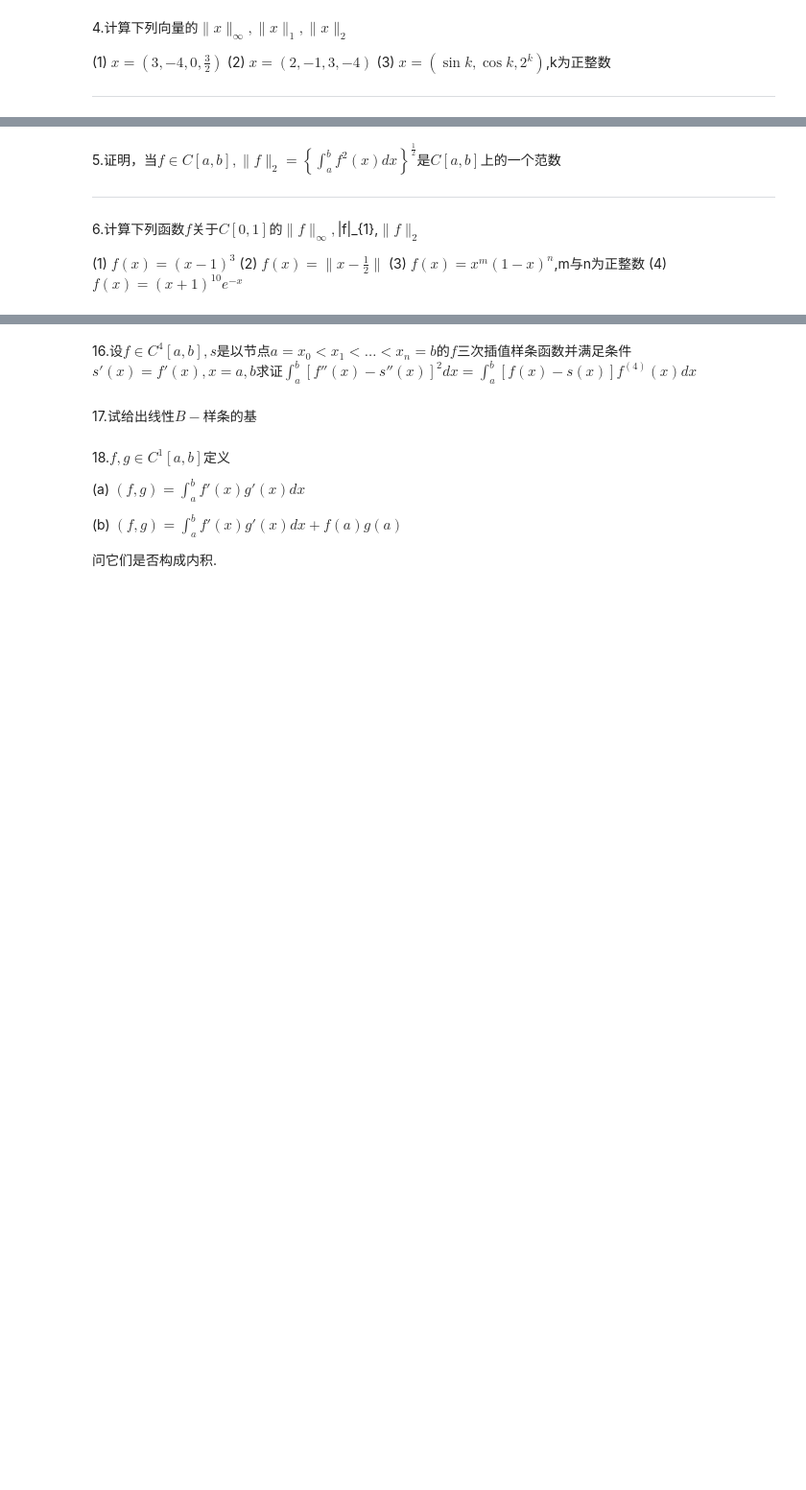
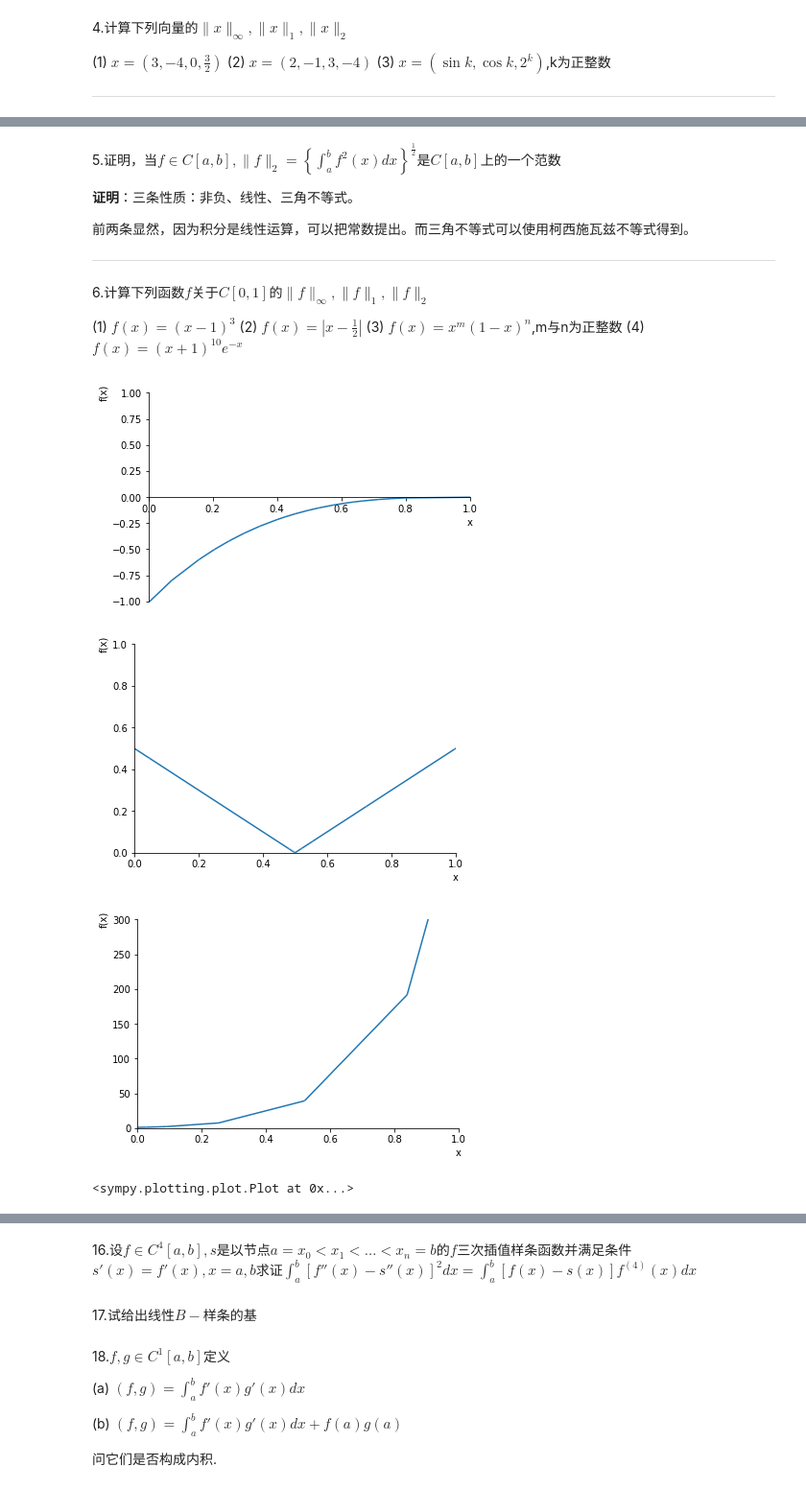
Before and after one commit to lizhemin15/numerical, a Jupyter notebook: ch2/ex2.ipynb, the cells around one changed output, grey strips where cells are left out. Shown: that part at 96% size. Saved outputs shown, nothing was run; the diff lists cells and outputs as text; code cells hidden in the pictures; blank space fills up the shorter version.

```diff
--- a/ch2/ex2.ipynb
+++ b/ch2/ex2.ipynb
@@ -36,12 +111,37 @@ Copyright©2020 lizhemin
 # %% [markdown]
 5.证明，当$f\in C[a,b],\|f\|_2=\left\{\int_a^b f^2(x) dx\right\}^{\frac{1}{2}}$是$C[a,b]$上的一个范数
+
+**证明**：三条性质：非负、线性、三角不等式。
+
+前两条显然，因为积分是线性运算，可以把常数提出。而三角不等式可以使用柯西施瓦兹不等式得到。
 ***
 # %% [markdown]
-6.计算下列函数$f$关于$C[0,1]$的$\|f\|_{\infty},$\|f\|_{1},$\|f\|_{2}$
+6.计算下列函数$f$关于$C[0,1]$的$\|f\|_{\infty},\|f\|_{1},\|f\|_{2}$
 
 (1) $f(x)=(x-1)^3$
-(2) $f(x)=\|x-\frac{1}{2}\|$
+(2) $f(x)=\left|x-\frac{1}{2}\right|$
 (3) $f(x)=x^m(1-x)^n$,m与n为正整数
-(4) $f(x)=(x+1)^10 e^{-x}$
+(4) $f(x)=(x+1)^{10} e^{-x}$
+# %%
+import sympy as sp
+norm_name=['inf','1','2']
+
+x = sp.Symbol('x')
+m = sp.Symbol('m')
+n = sp.Symbol('n')
+f_1 = (x-1)**3
+f_2 = sp.Abs(x-1/2)
+f_3 = x**m*(1-x)**n
+f_4 = (x+1)**10*sp.E**(-x)
+#直接编程写出一般的计算比较麻烦，需要讨论的比较多，此处画出几幅图
+sp.plotting.plot(f_1,xlim=(0,1),ylim=(-1,1))
+sp.plotting.plot(f_2,xlim=(0,1),ylim=(0,1))
+#sp.plotting.plot(f_3)
+sp.plotting.plot(f_4,xlim=(0,1),ylim=(0,300))
+# %% [output]
+[figure, added]
+[figure, added]
+[figure, added]
+<sympy.plotting.plot.Plot at 0x...>
 # %% [markdown]
 7.证明$\|f-g\|\geq \|f\|-\|g\|$
```
Also changed, not shown: parts of 17 cells of this notebook.
